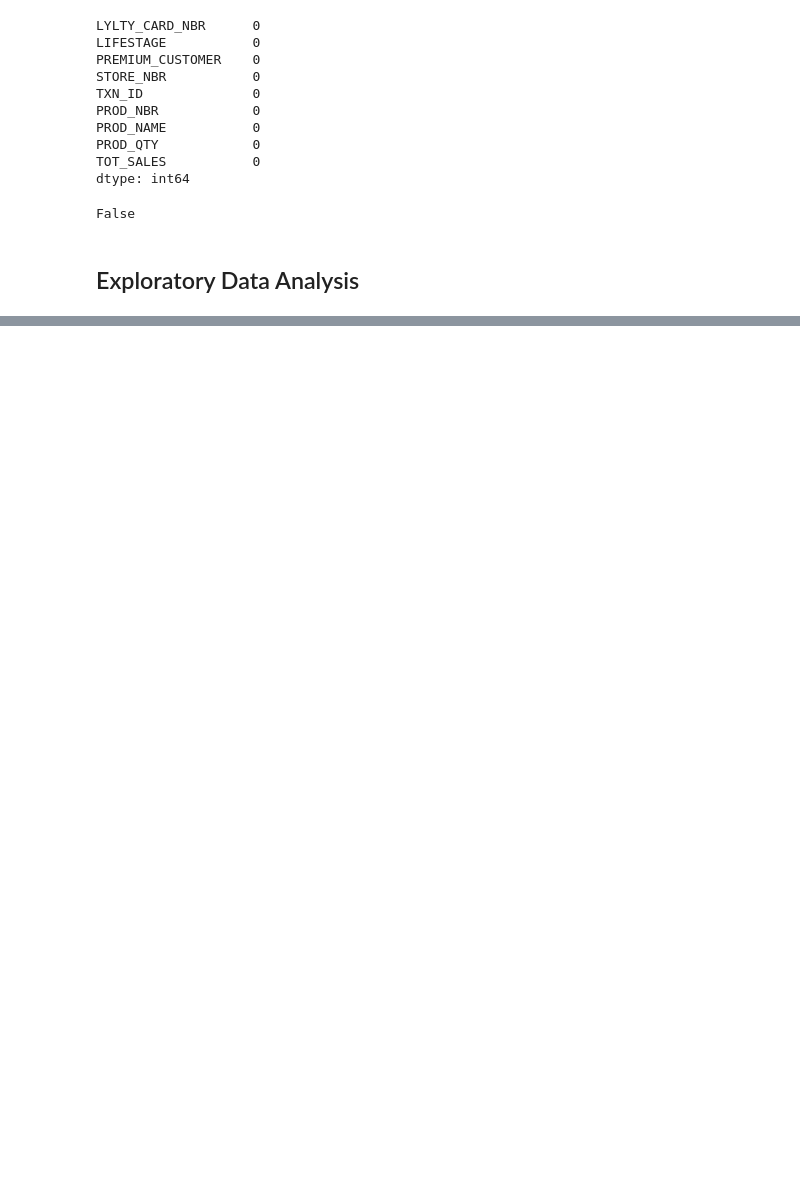
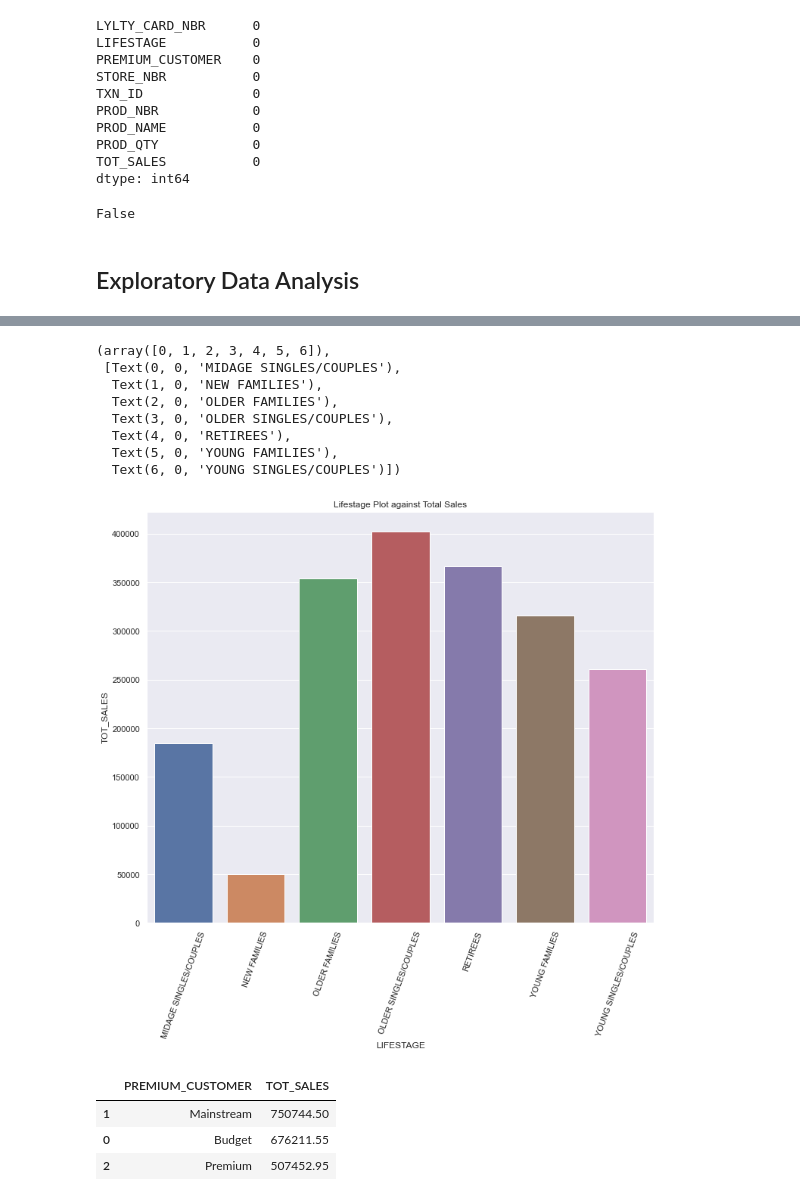
Before and after one commit to CHRISTINEMUTHEE/Quantium-Analysis, a Jupyter notebook: notebooks/data_cleaning.ipynb, the cells around one changed output, grey strips where cells are left out. Drawn from its saved outputs; the diff is of its cells as text; code cells hidden in the pictures; blank space fills up the shorter version.

Commit message:
exploratory data analysis

```diff
--- a/notebooks/data_cleaning.ipynb
+++ b/notebooks/data_cleaning.ipynb
@@ -287,6 +305,5 @@ See the caveats in the documentation: https://pandas.pydata.org/pandas-docs/stab
 # %%
-customer_df2.head()
-customer_clean=customer_df2.drop(["PROD_QTY_man","Prod_Log","TXN_ID_man","Tax_Log"], axis=1)
+customer_clean=customer_df2.drop(["TXN_ID_man","Tax_Log"], axis=1)
 customer_clean.head()
 # %% [output]
 |  | STORE_NBR | LYLTY_CARD_NBR | TXN_ID | PROD_NBR | PROD_NAME | PROD_QTY | TOT_SALES |
@@ -333,0 +358,3 @@ False
+# %%
+df_lifestage=df_all.groupby(["LIFESTAGE"])['TOT_SALES'].sum().reset_index()
+df_lifestage.sort_values(by="TOT_SALES",ascending=False)
@@ -333,0 +370,24 @@ False
+# %%
+# A plot of the same
+fig, ax = plt.subplots(figsize=(12,10))
+sns.barplot(x="LIFESTAGE",y="TOT_SALES",data=df_lifestage,ax=ax)
+plt.title("Lifestage Plot against Total Sales")
+plt.xticks(rotation=70)
+# %% [output]
+(array([0, 1, 2, 3, 4, 5, 6]),
+ [Text(0, 0, 'MIDAGE SINGLES/COUPLES'),
+  Text(1, 0, 'NEW FAMILIES'),
+  Text(2, 0, 'OLDER FAMILIES'),
+  Text(3, 0, 'OLDER SINGLES/COUPLES'),
+  Text(4, 0, 'RETIREES'),
+  Text(5, 0, 'YOUNG FAMILIES'),
+  Text(6, 0, 'YOUNG SINGLES/COUPLES')])
+[figure, added]
+# %%
+df_customer=df_all.groupby(["PREMIUM_CUSTOMER"])['TOT_SALES'].sum().reset_index()
+df_customer.sort_values(by="TOT_SALES",ascending=False)
+# %% [output]
+|  | PREMIUM_CUSTOMER | TOT_SALES |
+| 1 | Mainstream | 750744.50 |
+| 0 | Budget | 676211.55 |
+| 2 | Premium | 507452.95 |
```
Also changed, not shown: parts of 8 cells of this notebook.
